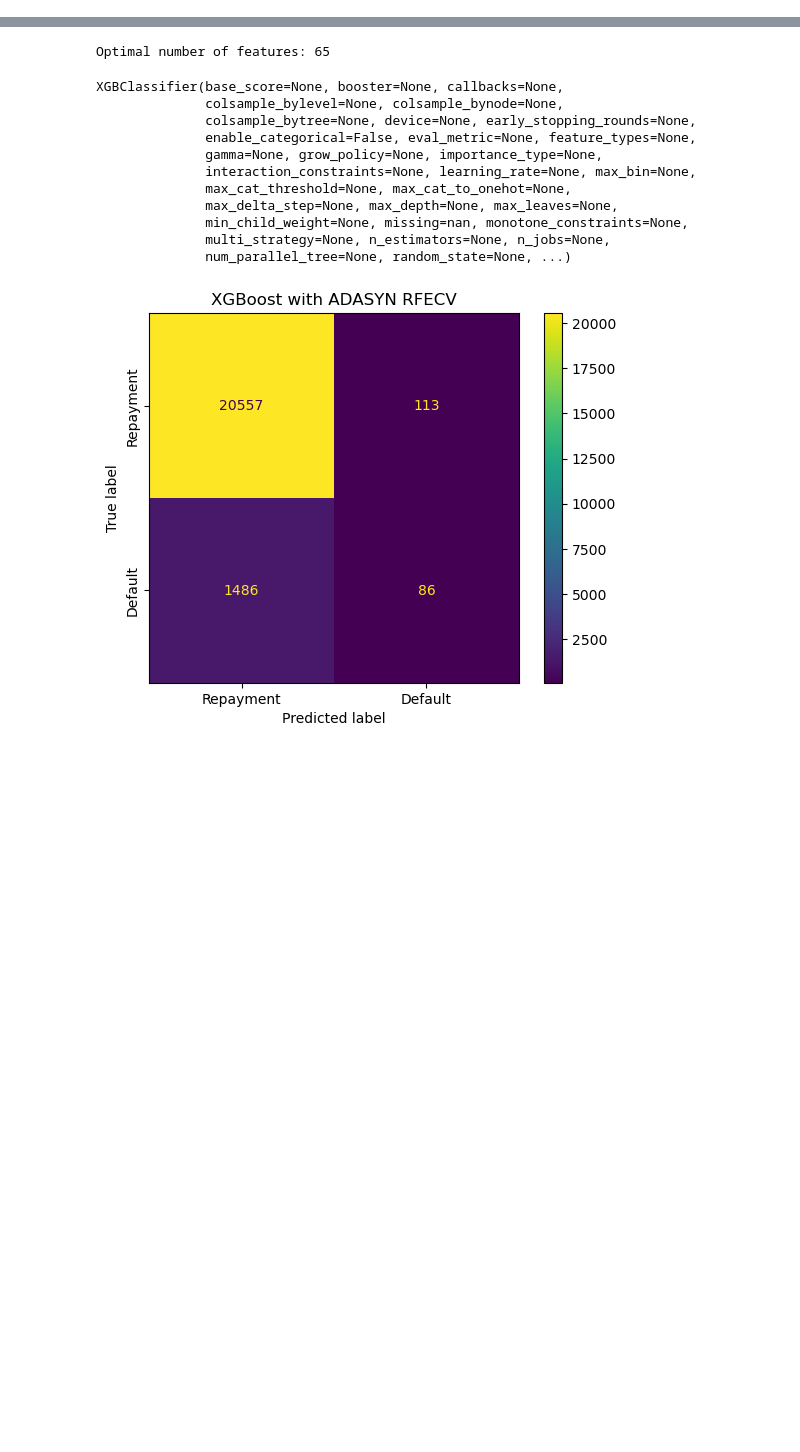
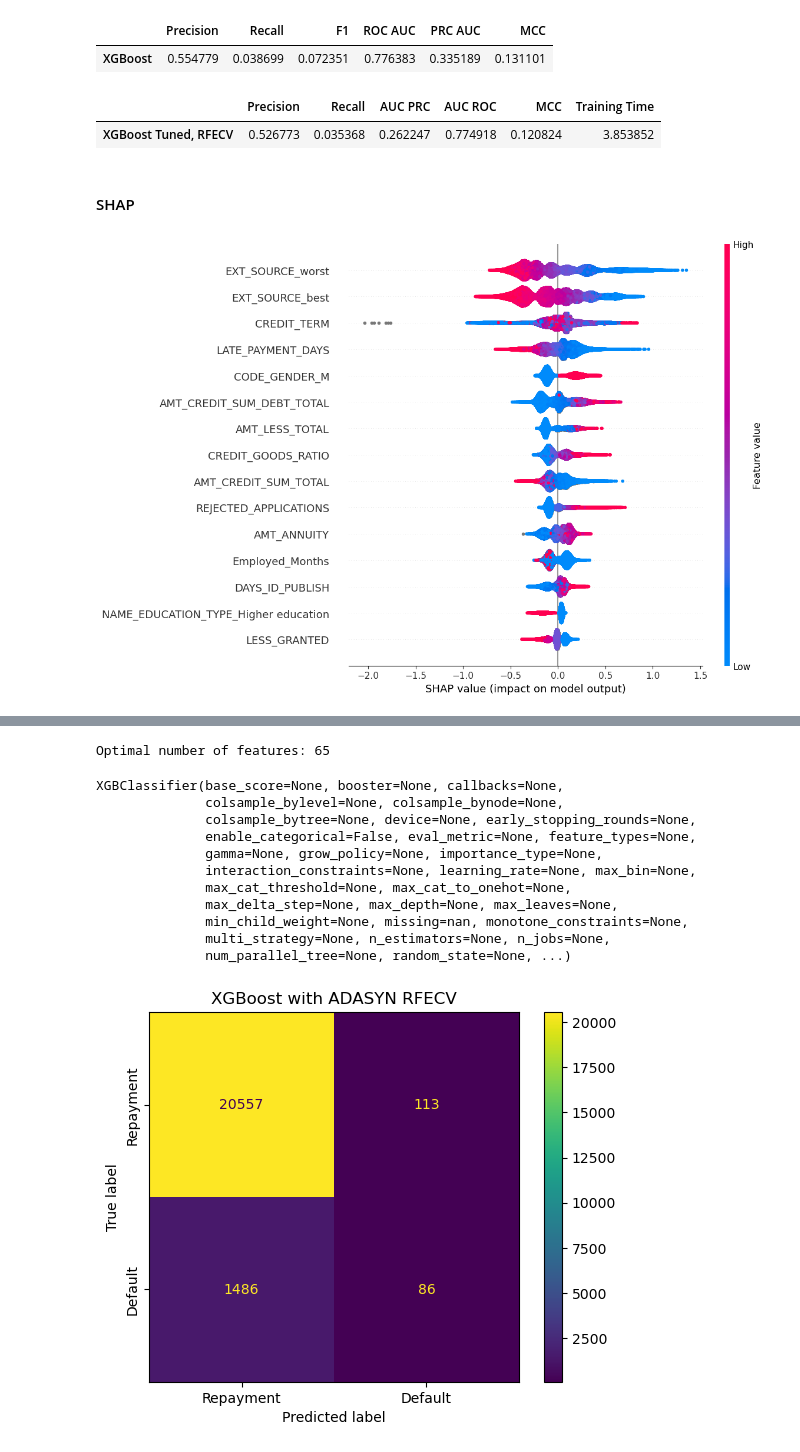
Before and after one commit to dev-dords/ML2_Project, a Jupyter notebook: rfecv.ipynb, the cells around one changed output, grey strips where cells are left out. Saved outputs shown, nothing was run; the diff lists cells and outputs as text; code cells hidden in the pictures; blank space fills up the shorter version.

```diff
--- a/rfecv.ipynb
+++ b/rfecv.ipynb
@@ -60,3 +62,16 @@ def auc_prc(y_true, y_pred):
     return auc(recall, precision)
 
 auc_prc_score = make_scorer(auc_prc, needs_proba=True)
+# %%
+best_params = {
+    'alpha': 5.5691124921440665,
+    'colsample_bytree': 0.5,
+    'eta': 0.16489585328980133,
+    'gamma': 0.74592481207219,
+    'lambda': 0.01,
+    'max_delta_step': 10.0,
+    'max_depth': 4,
+    'min_child_weight': 10.0,
+    'n_estimators': 250,
+    'subsample': 1.0
+}
@@ -62,0 +116,47 @@ auc_prc_score = make_scorer(auc_prc, needs_proba=True)
+# %%
+results = {}
+
+y_pred = xgb.predict(X_test_rfecv)
+y_proba = xgb.predict_proba(X_test_rfecv)
+
+results['XGBoost'] = {
+    'Precision': precision_score(y_test, y_pred),
+    'Recall': recall_score(y_test, y_pred),
+    'F1': f1_score(y_test, y_pred),
+    'ROC AUC': roc_auc_score(y_test, y_proba[:,1]),
+    'PRC AUC': auc_prc(y_test, y_pred),
+    'MCC': matthews_corrcoef(y_test, y_pred)
+}
+
+pd.DataFrame.from_dict(results, orient='index')
+# %% [output]
+|  | Precision | Recall | F1 | ROC AUC | PRC AUC | MCC |
+| XGBoost | 0.554779 | 0.038699 | 0.072351 | 0.776383 | 0.335189 | 0.131101 |
+# %%
+scoring = {
+    'auc_prc': auc_prc_score,
+    'precision': make_scorer(precision_score),
+    'recall': make_scorer(recall_score),
+    'mcc': make_scorer(matthews_corrcoef),
+    'auc_roc': make_scorer(roc_auc_score, needs_proba=True)
+}
+
+from sklearn.model_selection import cross_validate
+
+X_rfecv = rfecv.transform(X)
+scores = cross_validate(xgb, X_rfecv, y, scoring=scoring)
+scores = {key: np.mean(values) for key, values in scores.items()}
+results = {}
+results['XGBoost Tuned, RFECV'] = {
+    'Precision': scores['test_precision'],
+    'Recall': scores['test_recall'],
+    'AUC PRC': scores['test_auc_prc'],
+    'AUC ROC': scores['test_auc_roc'],
+    'MCC': scores['test_mcc'],
+    'Training Time': scores['fit_time']
+}
+
+pd.DataFrame.from_dict(results, orient='index')
+# %% [output]
+|  | Precision | Recall | AUC PRC | AUC ROC | MCC | Training Time |
+| XGBoost Tuned, RFECV | 0.526773 | 0.035368 | 0.262247 | 0.774918 | 0.120824 | 3.853852 |
@@ -62,0 +172,20 @@ auc_prc_score = make_scorer(auc_prc, needs_proba=True)
+# %% [markdown]
+#### SHAP
+# %%
+from sklearn.pipeline import Pipeline
+pipe = Pipeline([('preproc', preproc), ('rfecv', rfecv)])
+X_direct = pipe.transform(train_df.drop(columns='W_DEFAULT'))
+rfecv_features = pipe.get_feature_names_out()
+rfecv_features = ['_'.join(name.split('_')[2:]) for name in rfecv_features]
+# %%
+import shap
+
+# Create SHAP explainer
+explainer = shap.Explainer(xgb, X_train_rfecv)
+shap_values = explainer(X_train_rfecv)
+# %%
+# fig, ax = plt.subplots(figsize=(12,8))
+shap.summary_plot(shap_values, X_train_rfecv, feature_names=rfecv_features, max_display=15, plot_size=(12,8))
+plt.show()
+# %% [output]
+[figure, added]
```
Also changed, not shown: parts of 9 cells of this notebook.
